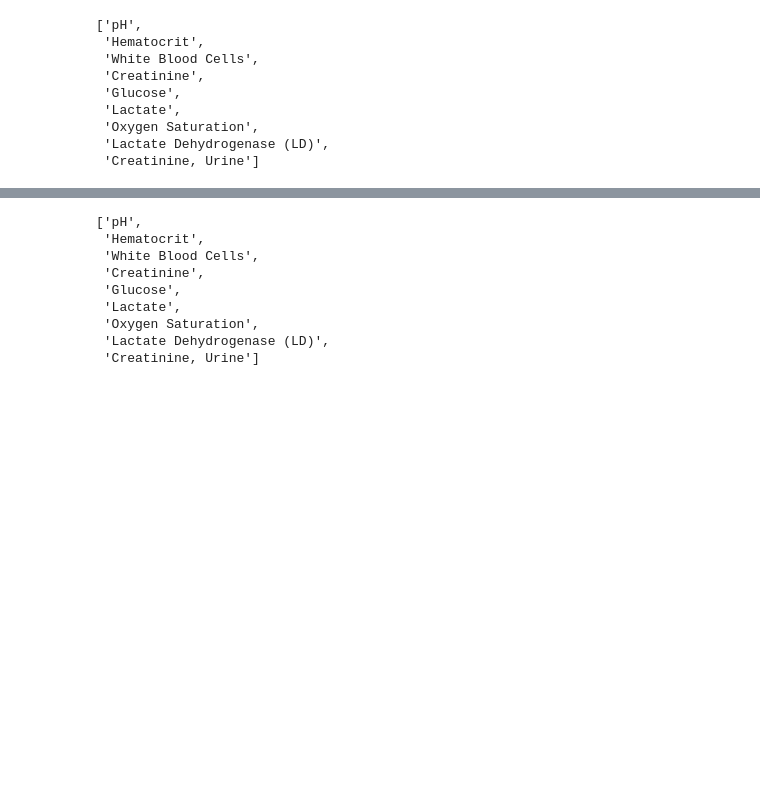
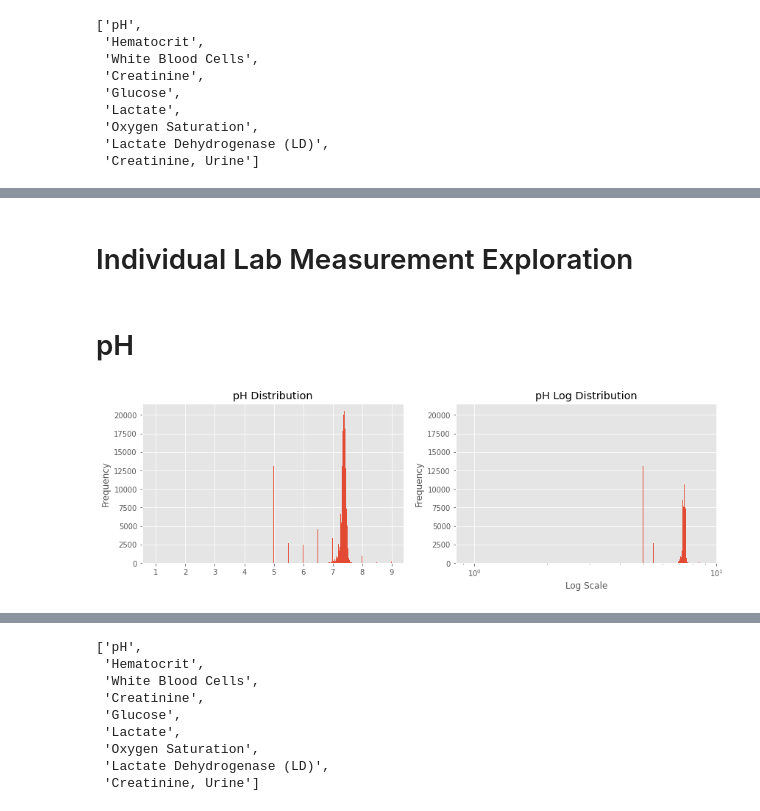
Before and after one commit to RJBeetel3/icu-data-exploration, a Jupyter notebook: icu_mortality_prediction/icu_mortality_prediction/notebooks/LABEVENTS_FIRST24.ipynb, the cells around one changed output, grey strips where cells are left out. Drawn from its saved outputs; the diff is of its cells as text; code cells hidden in the pictures; blank space fills up the shorter version.

```diff
--- a/icu_mortality_prediction/icu_mortality_prediction/notebooks/LABEVENTS_FIRST24.ipynb
+++ b/icu_mortality_prediction/icu_mortality_prediction/notebooks/LABEVENTS_FIRST24.ipynb
@@ -145,0 +210,29 @@ dead.head()
+# %% [markdown]
+# Individual Lab Measurement Exploration
+# %%
+def visualize_lab_value_distribution(lab_values_series, xlimits=None, bins=500):
+
+    fig, axes = plt.subplots(1,2, figsize=(14,4))
+    lab_values_series.plot.hist(
+                            ax=axes[0],
+                            bins=bins,
+                            title=lab_values_series.name + ' Distribution'
+    )
+    if xlimits:
+        axes[0].set_xlim(xlimits)
+    ax = lab_values_series.plot.hist(
+                            ax=axes[1],
+                            bins=bins,
+                            logx=True,
+                            title=lab_values_series.name + ' Log Distribution'
+
+    )
+    plt.xlabel("Log Scale")
+# %%
+def generate_lab_value_series(lab_values_df, lab_measurement):
+
+    lab_values_series = lab_values_df[
+                                    lab_values_df['label']== lab_measurement
+                                    ]['valuenum']
+    lab_values_series.name = lab_measurement
+    return lab_values_series
@@ -145,0 +248,9 @@ dead.head()
+# %% [markdown]
+# pH
+# %%
+# Visualize raw values on normal and log scale
+pH_values_series = generate_lab_value_series(lab_events_data_df, 'pH')
+
+visualize_lab_value_distribution(pH_values_series)
+# %% [output]
+[figure, added]
```
Also changed, not shown: parts of 100 cells of this notebook.
